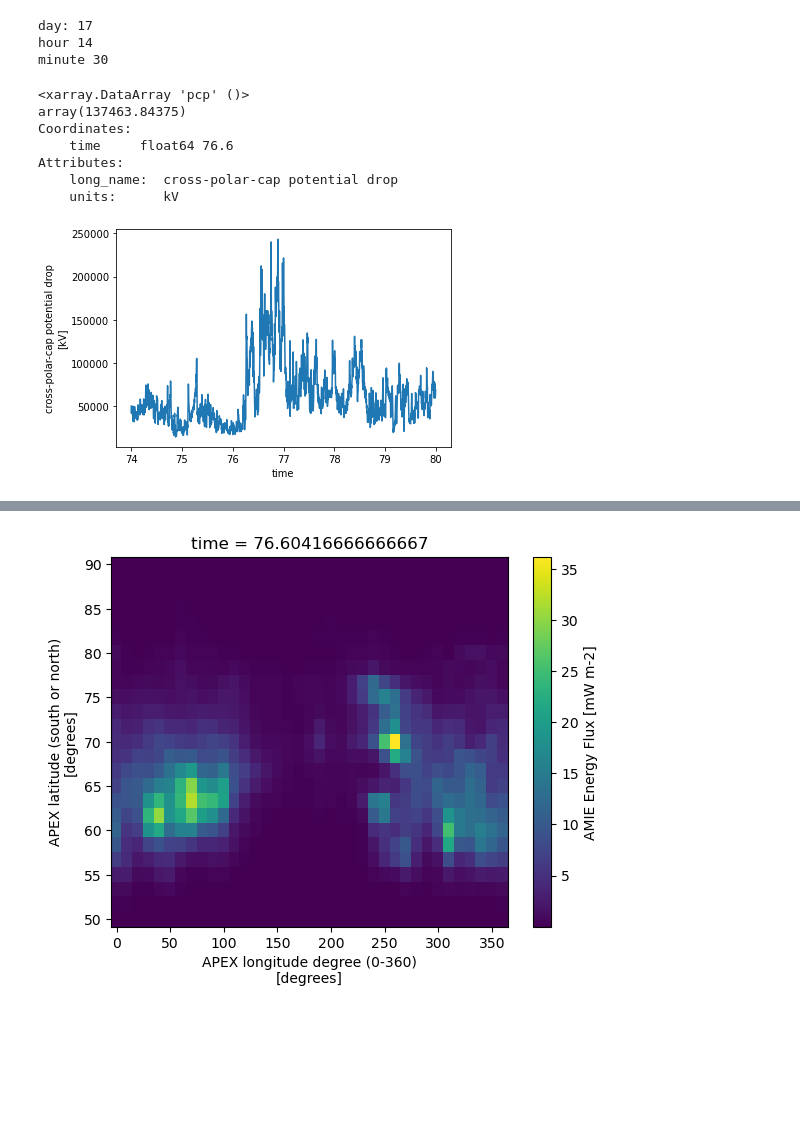
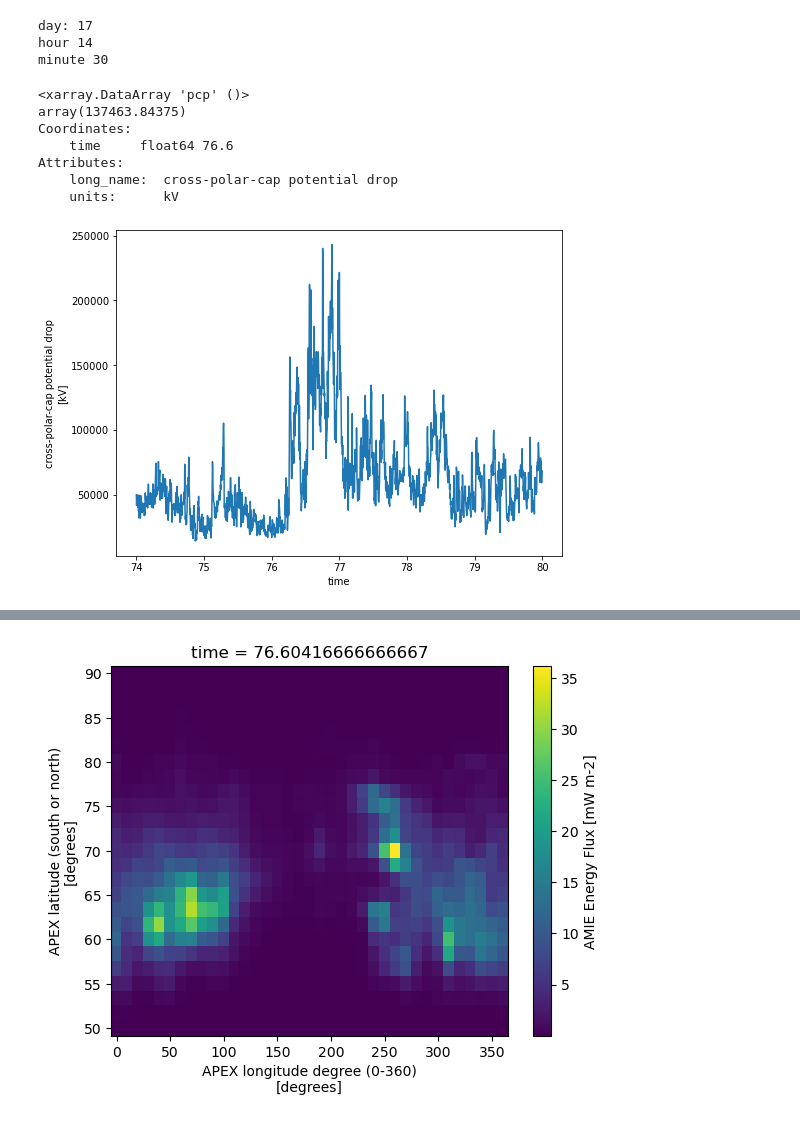
Before and after one commit to dan800/WACCM-X, a Jupyter notebook: notebooks/rd_amie.ipynb, the cells around one changed output, grey strips where cells are left out. Cells and saved outputs as stored; diff of their text form; code cells hidden in the pictures; blank space fills up the shorter version.

Commit message:
updated rd_amie notebook

```diff
--- a/notebooks/rd_amie.ipynb
+++ b/notebooks/rd_amie.ipynb
@@ -10,5 +9,6 @@ import xarray as xr
 # %%
-nh_file = '/resstore/b0154/Data/phydrm/PURE-SW/mar15-20_2015_ampere_nh.nc'
+# nh_file = '/resstore/b0154/Data/phydrm/PURE-SW/mar15-20_2015_ampere_nh.nc'
+nh_file = '../data/mar15-20_2015_ampere_nh.nc'
 sh_file = '/resstore/b0154/Data/phydrm/PURE-SWmar15-20_2015_ampere_sh.nc'
 # %%
 nhds = xr.open_dataset(nh_file)
@@ -69,16 +69,21 @@ hour 14
 minute 30
 # %%
 print(nhds.pcp[750])
+
+fig = plt.subplots(figsize=(8, 6))
+
 nhds.pcp.plot()
+plt.savefig('pcp_amie.png')
+
 plt.show()
 # %% [output]
 <xarray.DataArray 'pcp' ()>
 array(137463.84375)
 Coordinates:
     time     float64 76.6
 Attributes:
     long_name:  cross-polar-cap potential drop
     units:      kV
-[figure, old version]
+[figure, new version]
 # %%
 print(nhds.hpi[750])
```
Also changed, not shown: parts of 6 cells of this notebook.
